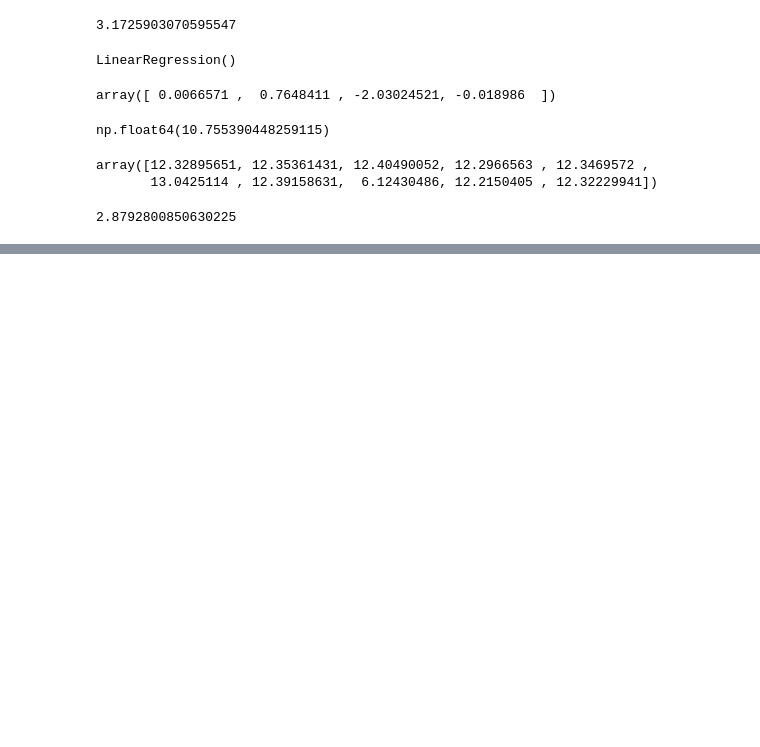
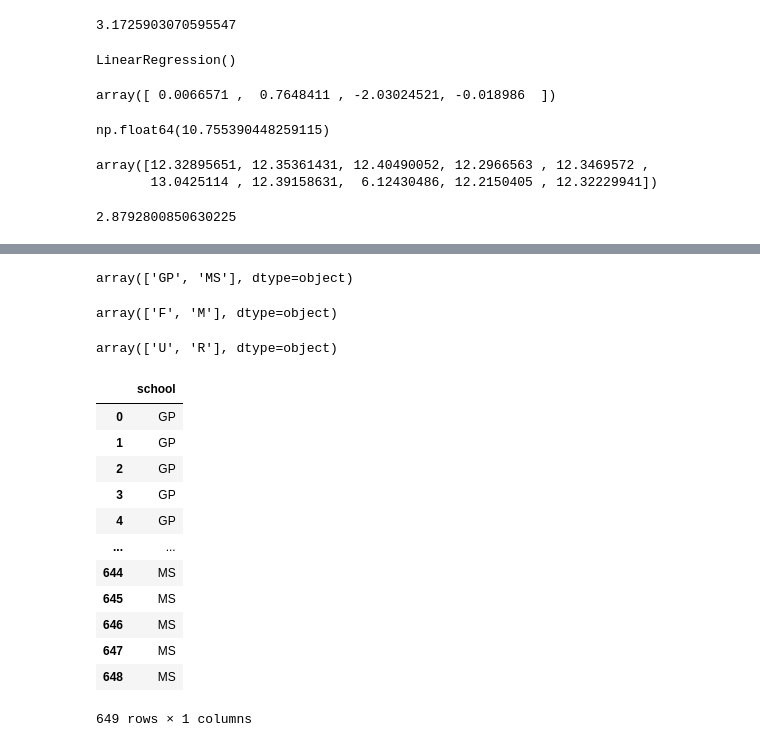
Before and after one commit to Jawn-ny/student-performance-ml, a Jupyter notebook: notebooks/01_eda.ipynb, the cells around one changed output, grey strips where cells are left out. Saved outputs shown, nothing was run; the diff lists cells and outputs as text; code cells hidden in the pictures; blank space fills up the shorter version.

```diff
--- a/notebooks/01_eda.ipynb
+++ b/notebooks/01_eda.ipynb
@@ -302,0 +317,12 @@ linear_rmse
+# %%
+df["school"].unique()
+# %% [output]
+array(['GP', 'MS'], dtype=object)
+# %%
+df["sex"].unique()
+# %% [output]
+array(['F', 'M'], dtype=object)
+# %%
+df["address"].unique()
+# %% [output]
+array(['U', 'R'], dtype=object)
@@ -302,0 +331,16 @@ linear_rmse
+# %%
+df[["school"]]
+# %% [output]
+|  | school |
+| 0 | GP |
+| 1 | GP |
+| 2 | GP |
+| 3 | GP |
+| 4 | GP |
+| ... | ... |
+| 644 | MS |
+| 645 | MS |
+| 646 | MS |
+| 647 | MS |
+| 648 | MS |
+649 rows × 1 columns
```
Also changed, not shown: parts of 34 cells of this notebook, 1 other file.
